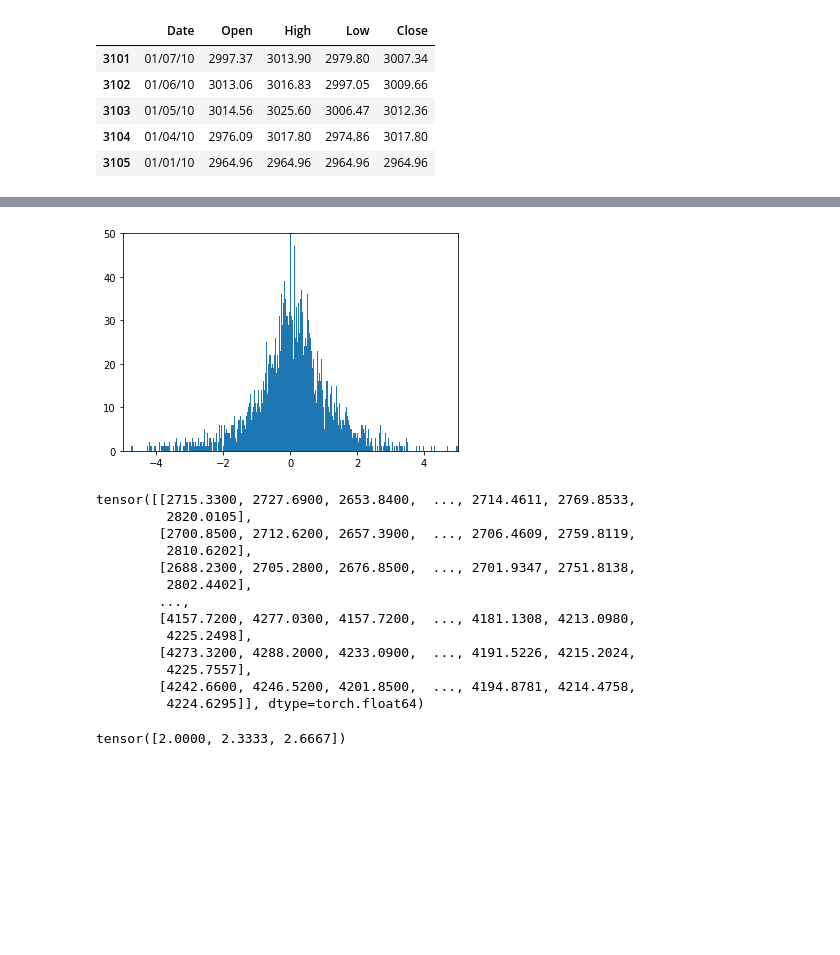
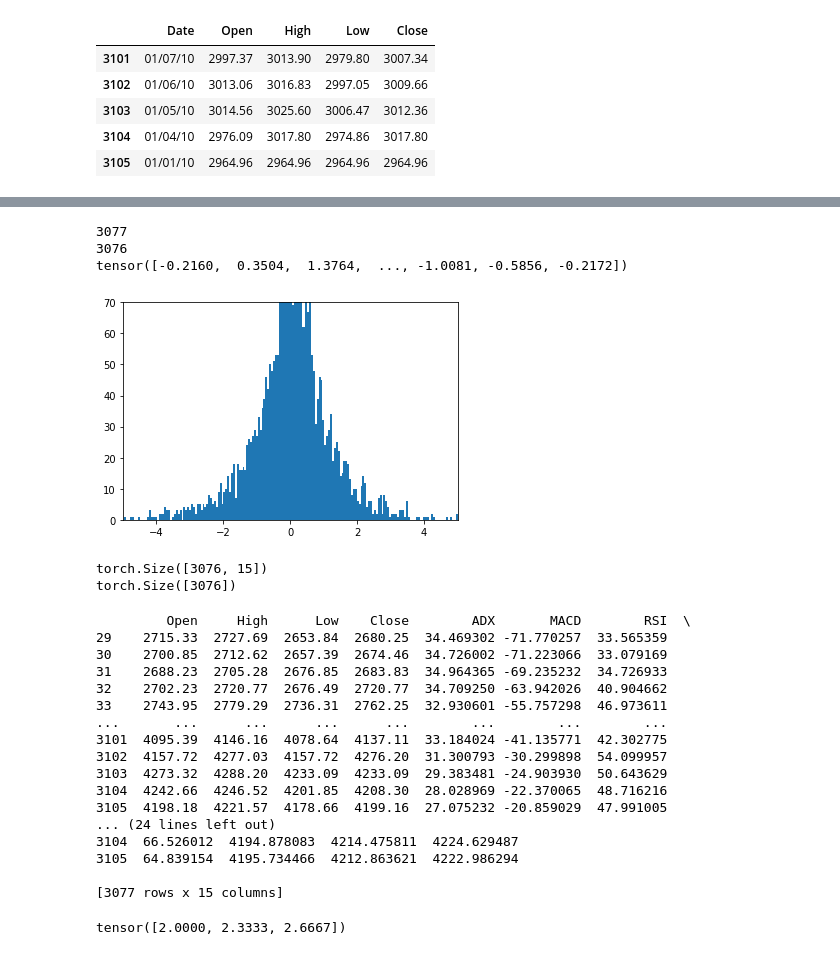
Before and after one commit to GrayMan124/Nauczanie_maszynowe, a Jupyter notebook: Projekt/projekt.ipynb, the cells around one changed output, grey strips where cells are left out. Drawn from its saved outputs; the diff is of its cells as text; code cells hidden in the pictures; blank space fills up the shorter version.

```diff
--- a/Projekt/projekt.ipynb
+++ b/Projekt/projekt.ipynb
@@ -35,9 +35,10 @@ def return_fun(data,delta_t):
     return ret_fun
 # %%
 sx5e_data = sx5e_data.sort_index(axis=0 ,ascending=False)
-# sx5e_data.set_index('Date',inplace=True)
-ret_fun=return_fun(sx5e_data,1)
-sx5e_data['Return']=ret_fun
+sx5e_data.reset_index(drop=True,inplace=True)
+sx5e_data.drop(columns=['Date'],inplace=True)
+
+# sx5e_data['Return']=ret_fun
 sx5e_data.dropna(inplace=True)
 
 
@@ -66,3 +67,5 @@ sx5e_data['ATR']=atr.average_true_range()
 sx5e_data['EMA9']=exponential_moving_avarge9.ema_indicator()
 sx5e_data['EMA18']=exponential_moving_avarge18.ema_indicator()
 sx5e_data['EMA30']=exponential_moving_avarge30.ema_indicator()
+sx5e_data.dropna(inplace=True)
+ret_fun=return_fun(sx5e_data,1)
@@ -72,9 +100,21 @@ print(sx5e_data.columns)
+# %%
+type(ret_fun[1])
+# tensor_return=torch.Tensor(ret_fun)
+print(len(ret_fun))
+ret_fun.remove(None)
+print(len(ret_fun))
+tensor_ret=torch.tensor(ret_fun,dtype=torch.float32)
+print(tensor_ret)
+# %% [output]
+3077
+3076
+tensor([-0.2160,  0.3504,  1.3764,  ..., -1.0081, -0.5856, -0.2172])
 # %%
-x=sx5e_data.Return.values
-plt.hist(x, bins=1000)
-plt.ylim(0,50)
+x=ret_fun
+plt.hist(x, bins=400)
+plt.ylim(0,70)
 plt.xlim(-5,5)
 plt.show()
 # %% [output]
-[figure, old version]
+[figure, new version]
 # %%
@@ -82,19 +123,29 @@ sx5e_data=sx5e_data.drop(columns='Date')
+# %%
+print(sx5e_tensor.shape)
+print(tensor_ret.shape)
+# %% [output]
+torch.Size([3076, 15])
+torch.Size([3076])
 # %%
-sx5e_data
+print(sx5e_data)
 # %% [output]
-tensor([[2715.3300, 2727.6900, 2653.8400,  ..., 2714.4611, 2769.8533,
-         2820.0105],
-        [2700.8500, 2712.6200, 2657.3900,  ..., 2706.4609, 2759.8119,
-         2810.6202],
-        [2688.2300, 2705.2800, 2676.8500,  ..., 2701.9347, 2751.8138,
-         2802.4402],
-        ...,
-        [4157.7200, 4277.0300, 4157.7200,  ..., 4181.1308, 4213.0980,
-         4225.2498],
-        [4273.3200, 4288.2000, 4233.0900,  ..., 4191.5226, 4215.2024,
-         4225.7557],
-        [4242.6600, 4246.5200, 4201.8500,  ..., 4194.8781, 4214.4758,
-         4224.6295]], dtype=torch.float64)
+         Open     High      Low    Close        ADX       MACD        RSI  \
+29    2715.33  2727.69  2653.84  2680.25  34.469302 -71.770257  33.565359
+30    2700.85  2712.62  2657.39  2674.46  34.726002 -71.223066  33.079169
+31    2688.23  2705.28  2676.85  2683.83  34.964365 -69.235232  34.726933
+32    2702.23  2720.77  2676.49  2720.77  34.709250 -63.942026  40.904662
+33    2743.95  2779.29  2736.31  2762.25  32.930601 -55.757298  46.973611
+...       ...      ...      ...      ...        ...        ...        ...
+3101  4095.39  4146.16  4078.64  4137.11  33.184024 -41.135771  42.302775
+3102  4157.72  4277.03  4157.72  4276.20  31.300793 -30.299898  54.099957
+3103  4273.32  4288.20  4233.09  4233.09  29.383481 -24.903930  50.643629
+3104  4242.66  4246.52  4201.85  4208.30  28.028969 -22.370065  48.716216
+3105  4198.18  4221.57  4178.66  4199.16  27.075232 -20.859029  47.991005
+... (24 lines left out)
+3104  66.526012  4194.878083  4214.475811  4224.629487
+3105  64.839154  4195.734466  4212.863621  4222.986294
+
+[3077 rows x 15 columns]
 # %%
 sx5e_data=torch.tensor(sx5e_data.values)
 # %%
```
Also changed, not shown: parts of 10 cells of this notebook.
